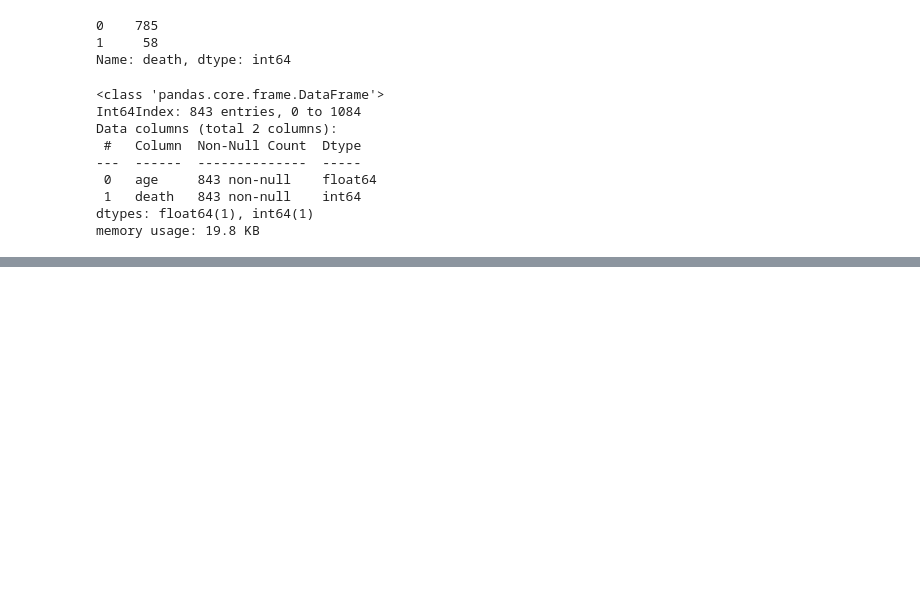
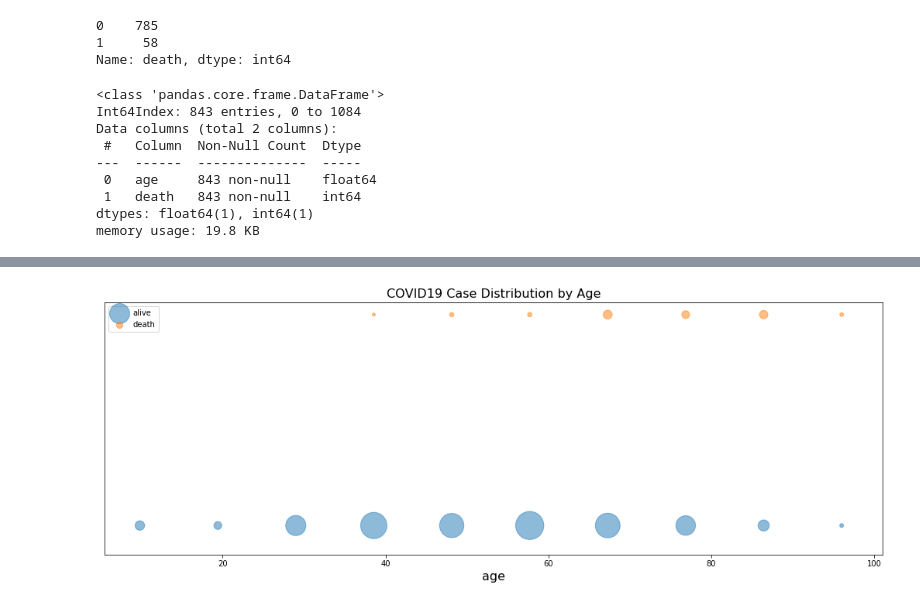
Before and after one commit to calldrj/NSF.Summer.2020, a Jupyter notebook: HW_7.ipynb, the cells around one changed output, grey strips where cells are left out. Drawn from its saved outputs; the diff is of its cells as text; code cells hidden in the pictures; blank space fills up the shorter version.

```diff
--- a/HW_7.ipynb
+++ b/HW_7.ipynb
@@ -150,0 +160,19 @@ plt.show()
+# %%
+# Extract the ages of alive and death cases from the histogram
+alive_age_hist = histogram_out[1][-n_bin : ]
+death_age_hist = histogram_out[1][-n_bin : ]
+alive_num_hist = histogram_out[0][0]
+death_num_hist = histogram_out[0][1]
+prop_rate = 8
+
+# Make a scatter plot of age vs death
+plt.scatter(x=alive_age_hist, y=n_bin * [0], s=prop_rate * alive_num_hist, label='alive', alpha=.5)
+plt.scatter(x=death_age_hist, y=n_bin * [1], s=prop_rate * death_num_hist, label='death', alpha=.5)
+plt.xlabel('age', fontsize=fontsize)
+plt.yticks([])
+plt.legend(loc='upper left')
+plt.title('COVID19 Case Distribution by Age', fontsize=fontsize)
+plt.gcf().set_size_inches(18, 6)
+plt.show()
+# %% [output]
+[figure, added]
```
Also changed, not shown: parts of 4 cells of this notebook.
